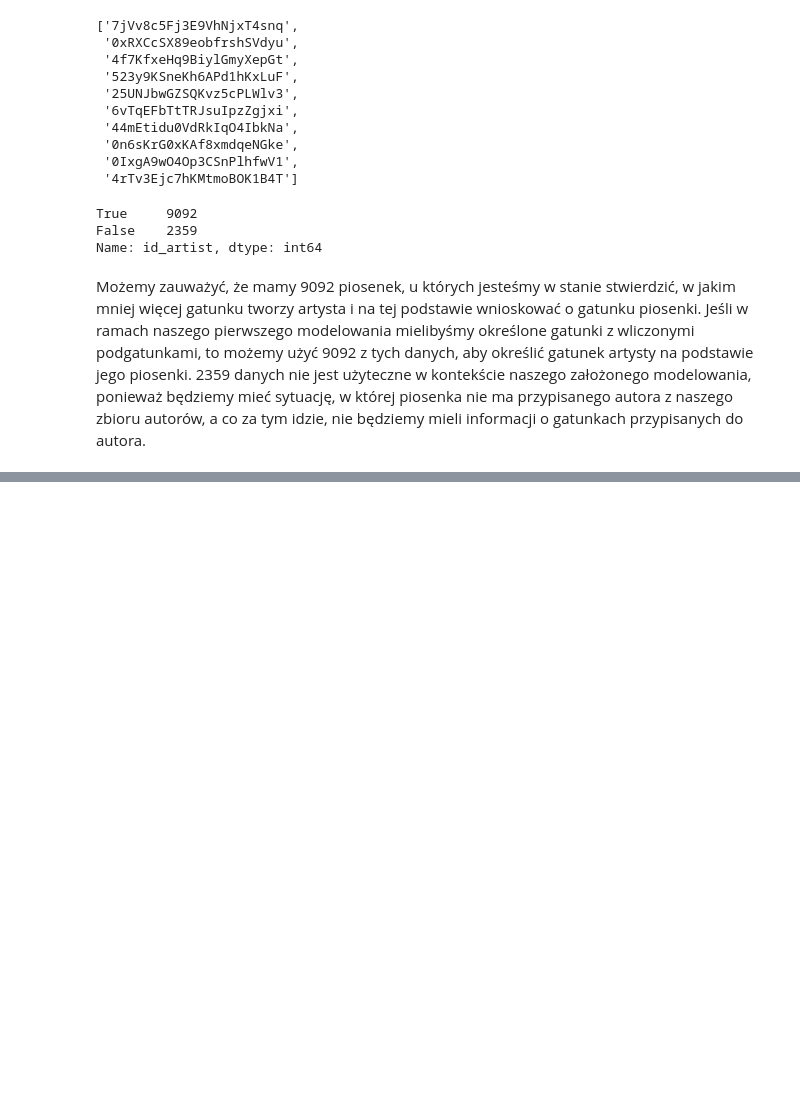
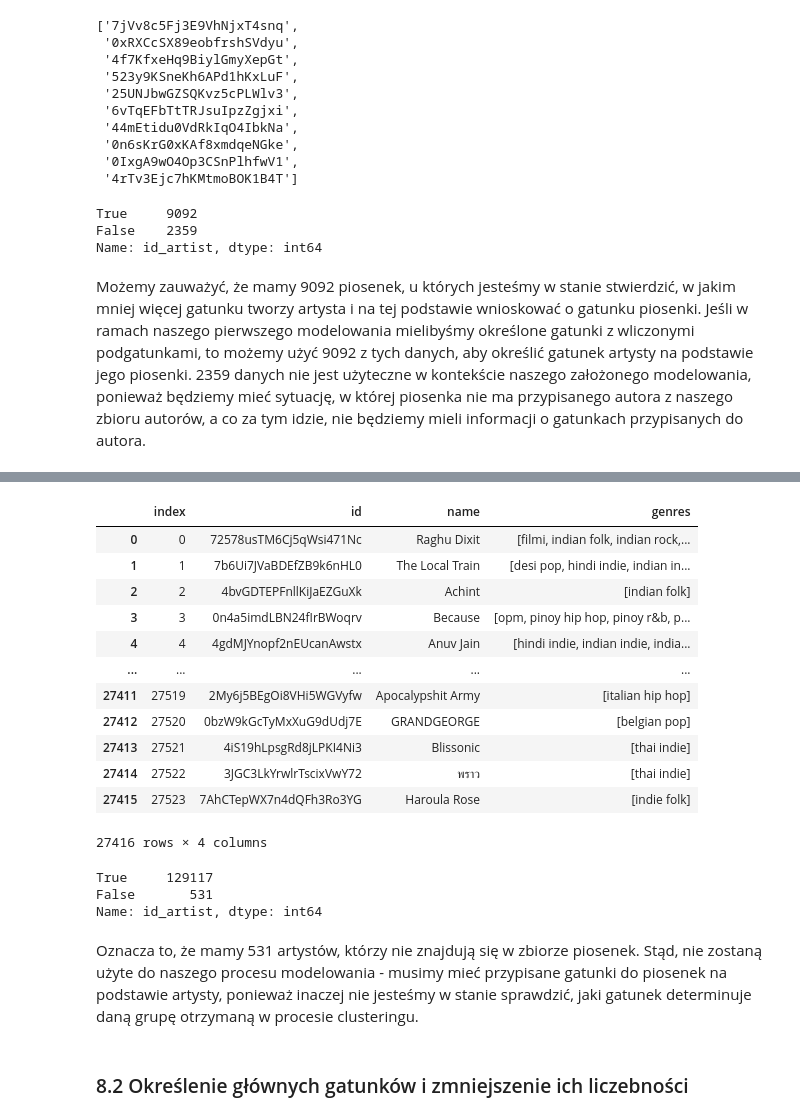
Before and after one commit to zxcvwrs/spotify-songs-ML, a Jupyter notebook: analiza_danych.ipynb, the cells around one changed output, grey strips where cells are left out. Cells and saved outputs as stored; diff of their text form; code cells hidden in the pictures; blank space fills up the shorter version.

```diff
--- a/analiza_danych.ipynb
+++ b/analiza_danych.ipynb
@@ -719,0 +977,19 @@ Możemy zauważyć, że mamy 9092 piosenek, u których jesteśmy w stanie stwier
+# %%
+artists_df_without_duplicates = artists_df.drop_duplicates(subset='name')
+artists_df_without_duplicates.reset_index(inplace=True)
+# %%
+artists_df_without_duplicates
+# %% [output]
+|  | index | id | name | genres |
+| 0 | 0 | 72578usTM6Cj5qWsi471Nc | Raghu Dixit | [filmi, indian folk, indian rock,... |
+| 1 | 1 | 7b6Ui7JVaBDEfZB9k6nHL0 | The Local Train | [desi pop, hindi indie, indian in... |
+| 2 | 2 | 4bvGDTEPFnllKiJaEZGuXk | Achint | [indian folk] |
+| 3 | 3 | 0n4a5imdLBN24fIrBWoqrv | Because | [opm, pinoy hip hop, pinoy r&b, p... |
+| 4 | 4 | 4gdMJYnopf2nEUcanAwstx | Anuv Jain | [hindi indie, indian indie, india... |
+| ... | ... | ... | ... | ... |
+| 27411 | 27519 | 2My6j5BEgOi8VHi5WGVyfw | Apocalypshit Army | [italian hip hop] |
+| 27412 | 27520 | 0bzW9kGcTyMxXuG9dUdj7E | GRANDGEORGE | [belgian pop] |
+| 27413 | 27521 | 4iS19hLpsgRd8jLPKI4Ni3 | Blissonic | [thai indie] |
+| 27414 | 27522 | 3JGC3LkYrwlrTscixVwY72 | พราว | [thai indie] |
+| 27415 | 27523 | 7AhCTepWX7n4dQFh3Ro3YG | Haroula Rose | [indie folk] |
+27416 rows × 4 columns
@@ -719,0 +998,10 @@ Możemy zauważyć, że mamy 9092 piosenek, u których jesteśmy w stanie stwier
+# %%
+(tracks_df['id_artist'].isin(artists_ids)).value_counts()
+# %% [output]
+True     129117
+False       531
+Name: id_artist, dtype: int64
+# %% [markdown]
+Oznacza to, że  mamy 531 artystów, którzy nie znajdują się w zbiorze piosenek. Stąd, nie zostaną użyte do naszego procesu modelowania - musimy mieć przypisane gatunki do piosenek na podstawie artysty, ponieważ inaczej nie jesteśmy w stanie sprawdzić, jaki gatunek determinuje daną grupę otrzymaną w procesie clusteringu.
+# %% [markdown]
+### 8.2 Określenie głównych gatunków i zmniejszenie ich liczebności
```
Also changed, not shown: parts of 40 cells of this notebook, 15 other files.
